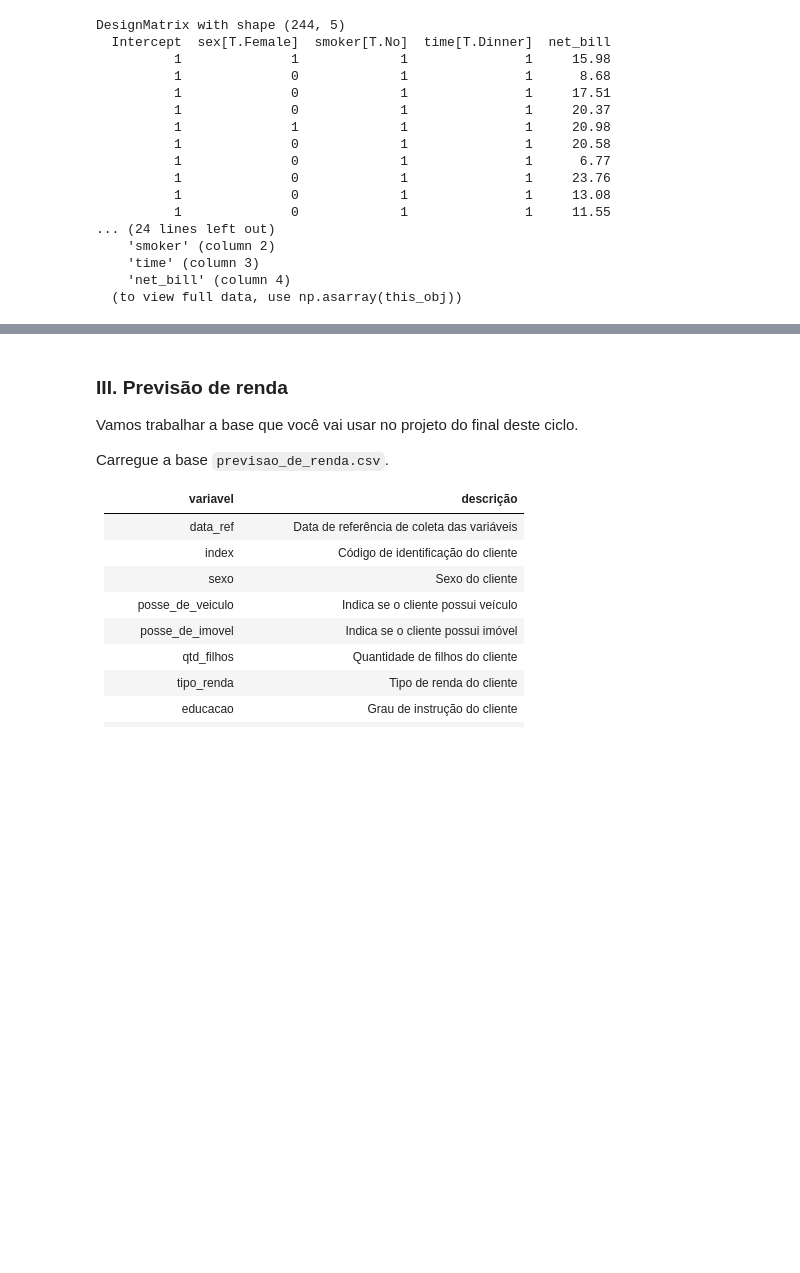
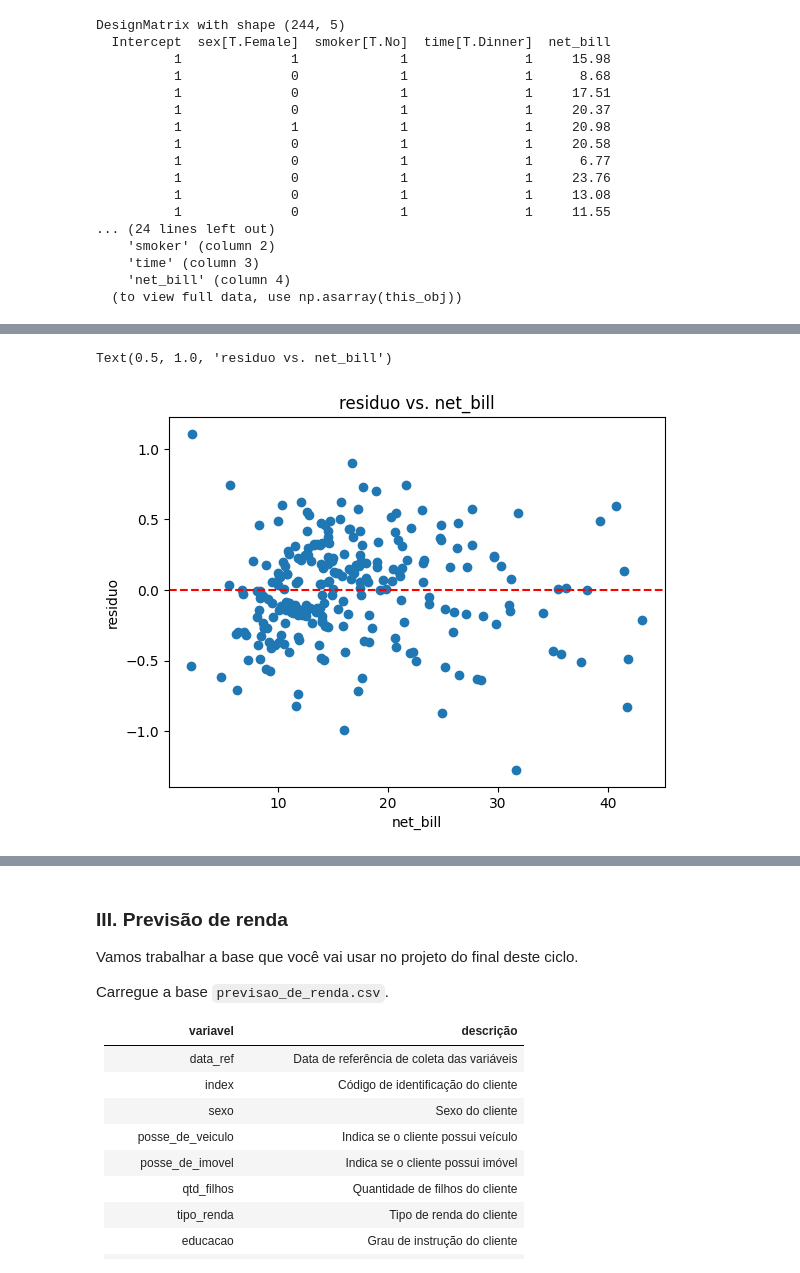
Before and after one commit to earapanos/DataScienceExcercises, a Jupyter notebook: Módulo 12 - Regressão I/ex021.ipynb, the cells around one changed output, grey strips where cells are left out. Drawn from its saved outputs; the diff is of its cells as text; code cells hidden in the pictures; blank space fills up the shorter version.

```diff
--- a/Módulo 12 - Regressão I/ex021.ipynb
+++ b/Módulo 12 - Regressão I/ex021.ipynb
@@ -320,3 +319,18 @@ OLS Regression Results
 Notes:
 [1] Standard Errors assume that the covariance matrix of the errors is correctly specified.
+# %%
+import matplotlib.pyplot as plt
+
+# calculando o resíduo
+residuals = modelo.resid
+
+# Gráfico de resíduos vs. net_bill
+plt.scatter(tips['net_bill'], residuals)
+plt.axhline(0, color='red', linestyle='--')
+plt.xlabel('net_bill')
+plt.ylabel('residuo')
+plt.title('residuo vs. net_bill')
+# %% [output]
+Text(0.5, 1.0, 'residuo vs. net_bill')
+[figure, added]
 # %%
```
Also changed, not shown: parts of 23 cells of this notebook, 5 other files.
